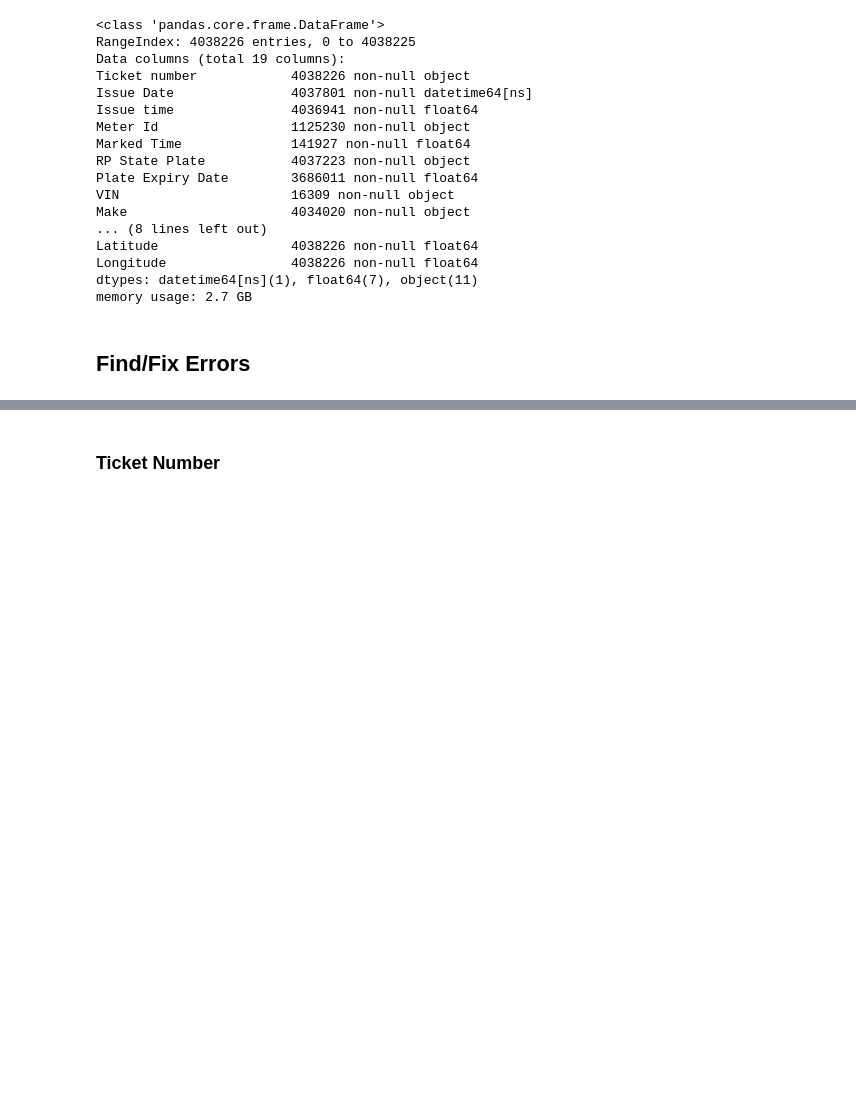
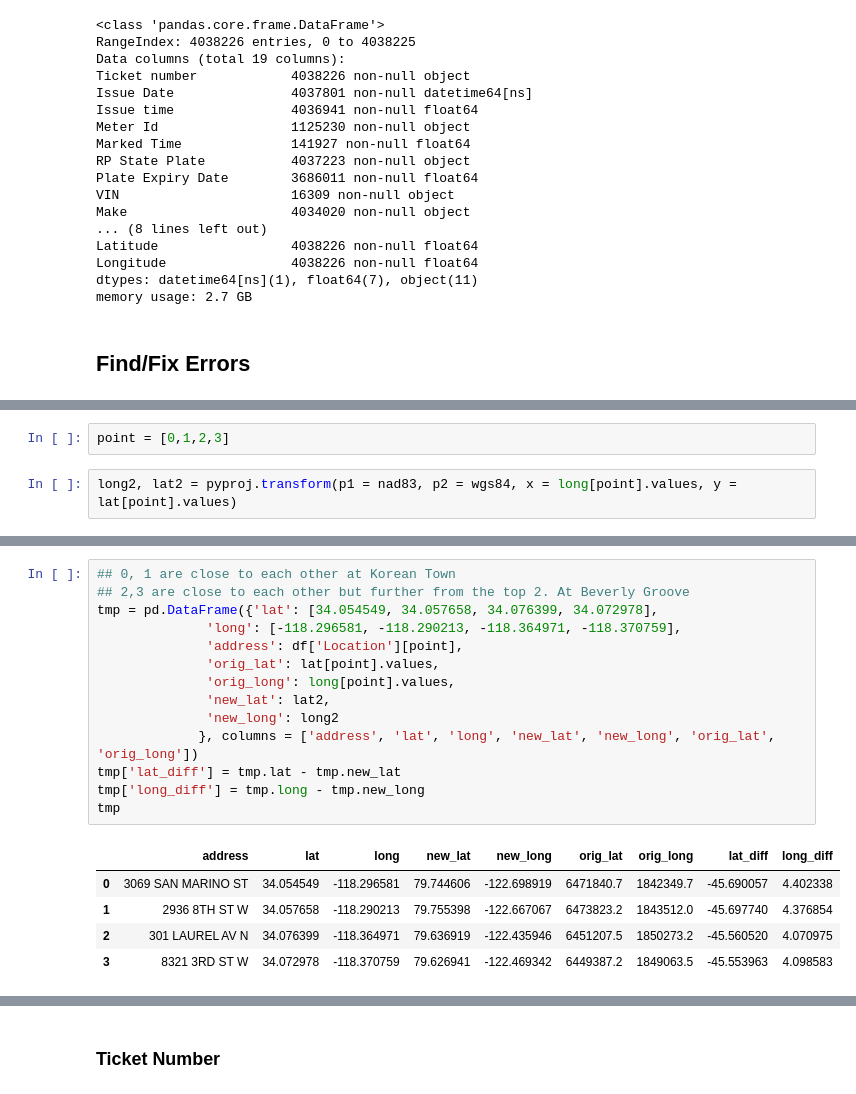
Before and after one commit to jachen36/2018_la_parking_citation, a Jupyter notebook: cleaning.ipynb, the cells around one changed output, grey strips where cells are left out. Cells and saved outputs as stored; diff of their text form; blank space fills up the shorter version.

```diff
--- a/cleaning.ipynb
+++ b/cleaning.ipynb
@@ -52,0 +71,4 @@ memory usage: 2.7 GB
+# %%
+point = [0,1,2,3]
+# %%
+long2, lat2 = pyproj.transform(p1 = nad83, p2 = wgs84, x = long[point].values, y = lat[point].values)
@@ -52,0 +95,20 @@ memory usage: 2.7 GB
+# %%
+## 0, 1 are close to each other at Korean Town
+## 2,3 are close to each other but further from the top 2. At Beverly Groove
+tmp = pd.DataFrame({'lat': [34.054549, 34.057658, 34.076399, 34.072978],
+              'long': [-118.296581, -118.290213, -118.364971, -118.370759],
+              'address': df['Location'][point],
+              'orig_lat': lat[point].values,
+              'orig_long': long[point].values,
+              'new_lat': lat2,
+              'new_long': long2
+             }, columns = ['address', 'lat', 'long', 'new_lat', 'new_long', 'orig_lat', 'orig_long'])
+tmp['lat_diff'] = tmp.lat - tmp.new_lat
+tmp['long_diff'] = tmp.long - tmp.new_long
+tmp
+# %% [output]
+|  | address | lat | long | new_lat | new_long | orig_lat | orig_long | lat_diff | long_diff |
+| 0 | 3069 SAN MARINO ST | 34.054549 | -118.296581 | 79.744606 | -122.698919 | 6471840.7 | 1842349.7 | -45.690057 | 4.402338 |
+| 1 | 2936 8TH ST W | 34.057658 | -118.290213 | 79.755398 | -122.667067 | 6473823.2 | 1843512.0 | -45.697740 | 4.376854 |
+| 2 | 301 LAUREL AV N | 34.076399 | -118.364971 | 79.636919 | -122.435946 | 6451207.5 | 1850273.2 | -45.560520 | 4.070975 |
+| 3 | 8321 3RD ST W | 34.072978 | -118.370759 | 79.626941 | -122.469342 | 6449387.2 | 1849063.5 | -45.553963 | 4.098583 |
```
Also changed, not shown: parts of 24 cells of this notebook, 2 other files.
